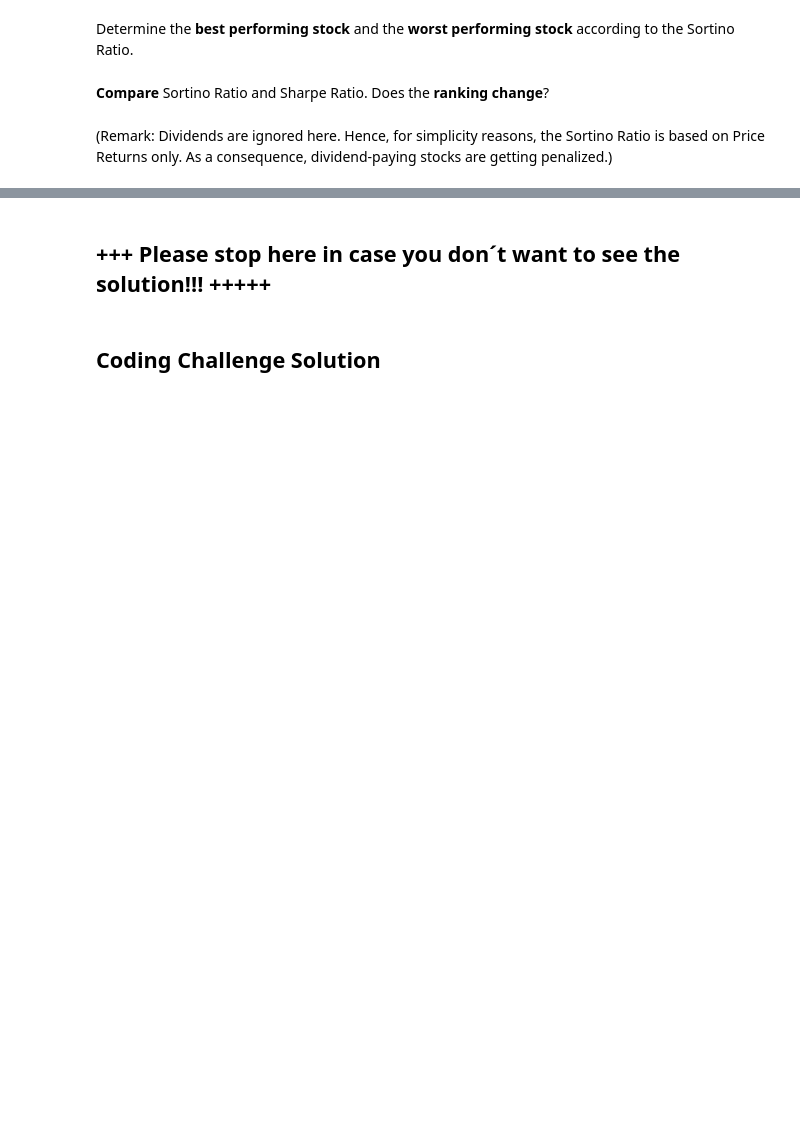
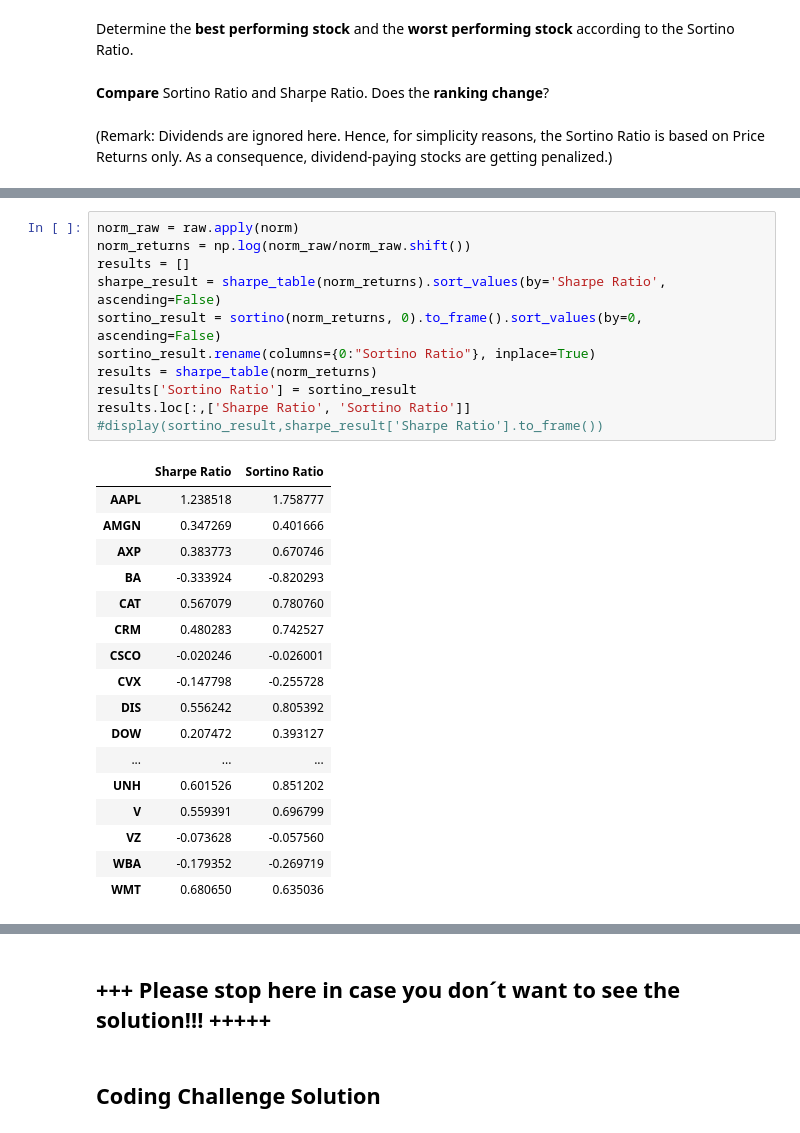
Before and after one commit to pianofreq/hagmann-perf-opt-course, a Jupyter notebook: PerfOptCourse/Section_1/NB_03_Downside_Risk_Sortino.ipynb, the cells around one changed output, grey strips where cells are left out. Cells and saved outputs as stored; diff of their text form; blank space fills up the shorter version.

```diff
--- a/PerfOptCourse/Section_1/NB_03_Downside_Risk_Sortino.ipynb
+++ b/PerfOptCourse/Section_1/NB_03_Downside_Risk_Sortino.ipynb
@@ -80,0 +143,29 @@ __Compare__ Sortino Ratio and Sharpe Ratio. Does the __ranking change__?
+# %%
+norm_raw = raw.apply(norm)
+norm_returns = np.log(norm_raw/norm_raw.shift())
+results = []
+sharpe_result = sharpe_table(norm_returns).sort_values(by='Sharpe Ratio', ascending=False)
+sortino_result = sortino(norm_returns, 0).to_frame().sort_values(by=0, ascending=False)
+sortino_result.rename(columns={0:"Sortino Ratio"}, inplace=True)
+results = sharpe_table(norm_returns)
+results['Sortino Ratio'] = sortino_result
+results.loc[:,['Sharpe Ratio', 'Sortino Ratio']]
+#display(sortino_result,sharpe_result['Sharpe Ratio'].to_frame())
+# %% [output]
+|  | Sharpe Ratio | Sortino Ratio |
+| AAPL | 1.238518 | 1.758777 |
+| AMGN | 0.347269 | 0.401666 |
+| AXP | 0.383773 | 0.670746 |
+| BA | -0.333924 | -0.820293 |
+| CAT | 0.567079 | 0.780760 |
+| CRM | 0.480283 | 0.742527 |
+| CSCO | -0.020246 | -0.026001 |
+| CVX | -0.147798 | -0.255728 |
+| DIS | 0.556242 | 0.805392 |
+| DOW | 0.207472 | 0.393127 |
+| ... | ... | ... |
+| UNH | 0.601526 | 0.851202 |
+| V | 0.559391 | 0.696799 |
+| VZ | -0.073628 | -0.057560 |
+| WBA | -0.179352 | -0.269719 |
+| WMT | 0.680650 | 0.635036 |
```
Also changed, not shown: parts of 7 cells of this notebook.
